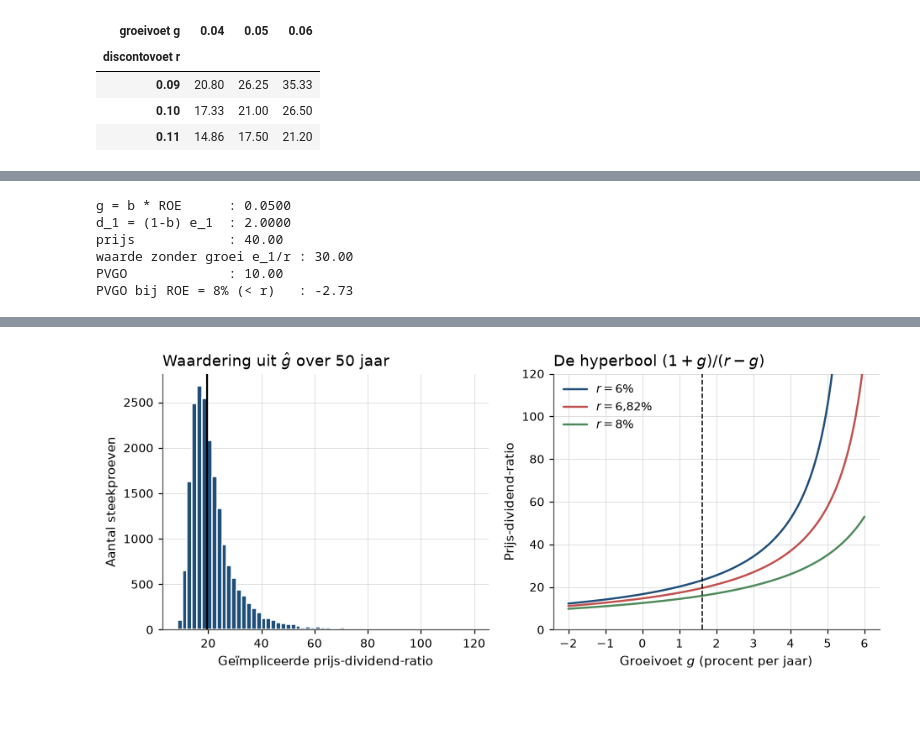
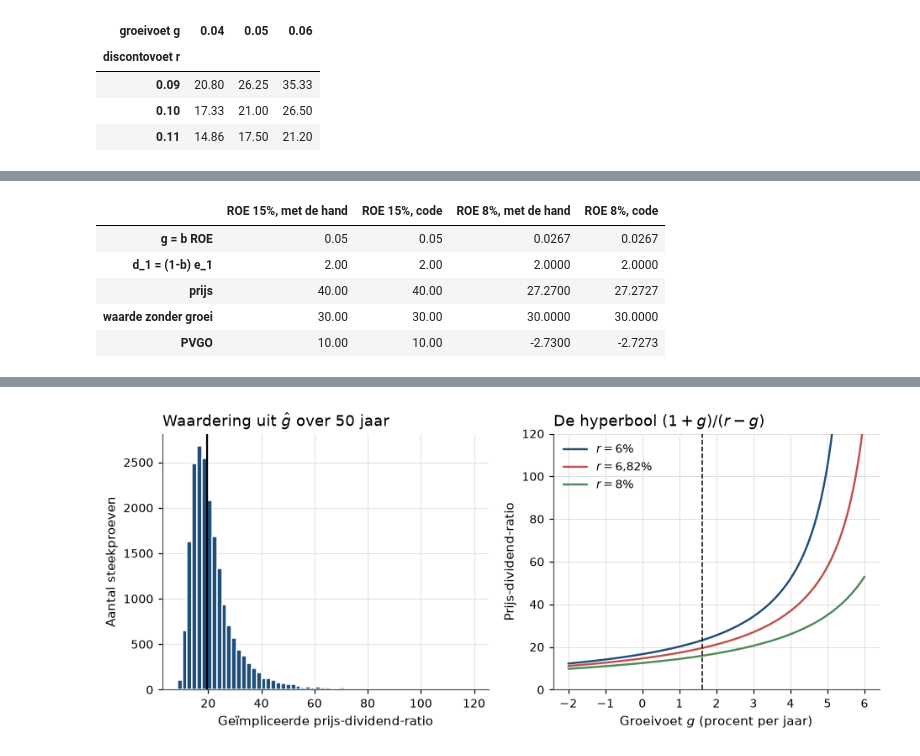
Before and after one commit to MaartenN14/history-asset-pricing, a Jupyter notebook: lectures/01_03_williams_ddm.ipynb, the cells around one changed output, grey strips where cells are left out. Cells and saved outputs as stored; diff of their text form; code cells hidden in the pictures; blank space fills up the shorter version.

```diff
--- a/lectures/01_03_williams_ddm.ipynb
+++ b/lectures/01_03_williams_ddm.ipynb
@@ -592,26 +506,29 @@ $e_1 = 3$, $r = 10\%$, $\mathrm{ROE} = 15\%$ en $b = 1/3$.
-# %%
-e1, r_pvgo, roe = 3.00, 0.10, 0.15
-b = 1 / 3
-
-g_impl = b * roe
-d1 = (1 - b) * e1
-p_pvgo = d1 / (r_pvgo - g_impl)
-no_growth = e1 / r_pvgo
-
-roe_low = 0.08                                   # onder de discontovoet
-p_low_roe = (1 - b) * e1 / (r_pvgo - b * roe_low)
-
-print(f"g = b * ROE      : {g_impl:.4f}")
-print(f"d_1 = (1-b) e_1  : {d1:.4f}")
-print(f"prijs            : {p_pvgo:.2f}")
-print(f"waarde zonder groei e_1/r : {no_growth:.2f}")
-print(f"PVGO             : {p_pvgo - no_growth:.2f}")
-print(f"PVGO bij ROE = 8% (< r)   : {p_low_roe - no_growth:.2f}")
-# %% [output]
-g = b * ROE      : 0.0500
-d_1 = (1-b) e_1  : 2.0000
-prijs            : 40.00
-waarde zonder groei e_1/r : 30.00
-PVGO             : 10.00
-PVGO bij ROE = 8% (< r)   : -2.73
+# %%
+e1, r_pvgo, b = 3.00, 0.10, 1 / 3
+no_growth = e1 / r_pvgo                          # waarde zonder groei, e_1/r
+
+pvgo_code = {}
+for roe in (0.15, 0.08):
+    g_impl = b * roe
+    d1 = (1 - b) * e1
+    p_pvgo = d1 / (r_pvgo - g_impl)
+    pvgo_code[roe] = [g_impl, d1, p_pvgo, no_growth, p_pvgo - no_growth]
+
+labels = ["g = b ROE", "d_1 = (1-b) e_1", "prijs", "waarde zonder groei", "PVGO"]
+pd.DataFrame(
+    {
+        "ROE 15%, met de hand": [0.05, 2.00, 40.00, 30.00, 10.00],
+        "ROE 15%, code": pvgo_code[0.15],
+        "ROE 8%, met de hand": [0.0267, 2.00, 27.27, 30.00, -2.73],
+        "ROE 8%, code": pvgo_code[0.08],
+    },
+    index=labels,
+).round(4)
+# %% [output]
+|  | ROE 15%, met de hand | ROE 15%, code | ROE 8%, met de hand | ROE 8%, code |
+| g = b ROE | 0.05 | 0.05 | 0.0267 | 0.0267 |
+| d_1 = (1-b) e_1 | 2.00 | 2.00 | 2.0000 | 2.0000 |
+| prijs | 40.00 | 40.00 | 27.2700 | 27.2727 |
+| waarde zonder groei | 30.00 | 30.00 | 30.0000 | 30.0000 |
+| PVGO | 10.00 | 10.00 | -2.7300 | -2.7273 |
 # %% [markdown]
```
Also changed, not shown: parts of 27 cells of this notebook, 6 other files.
